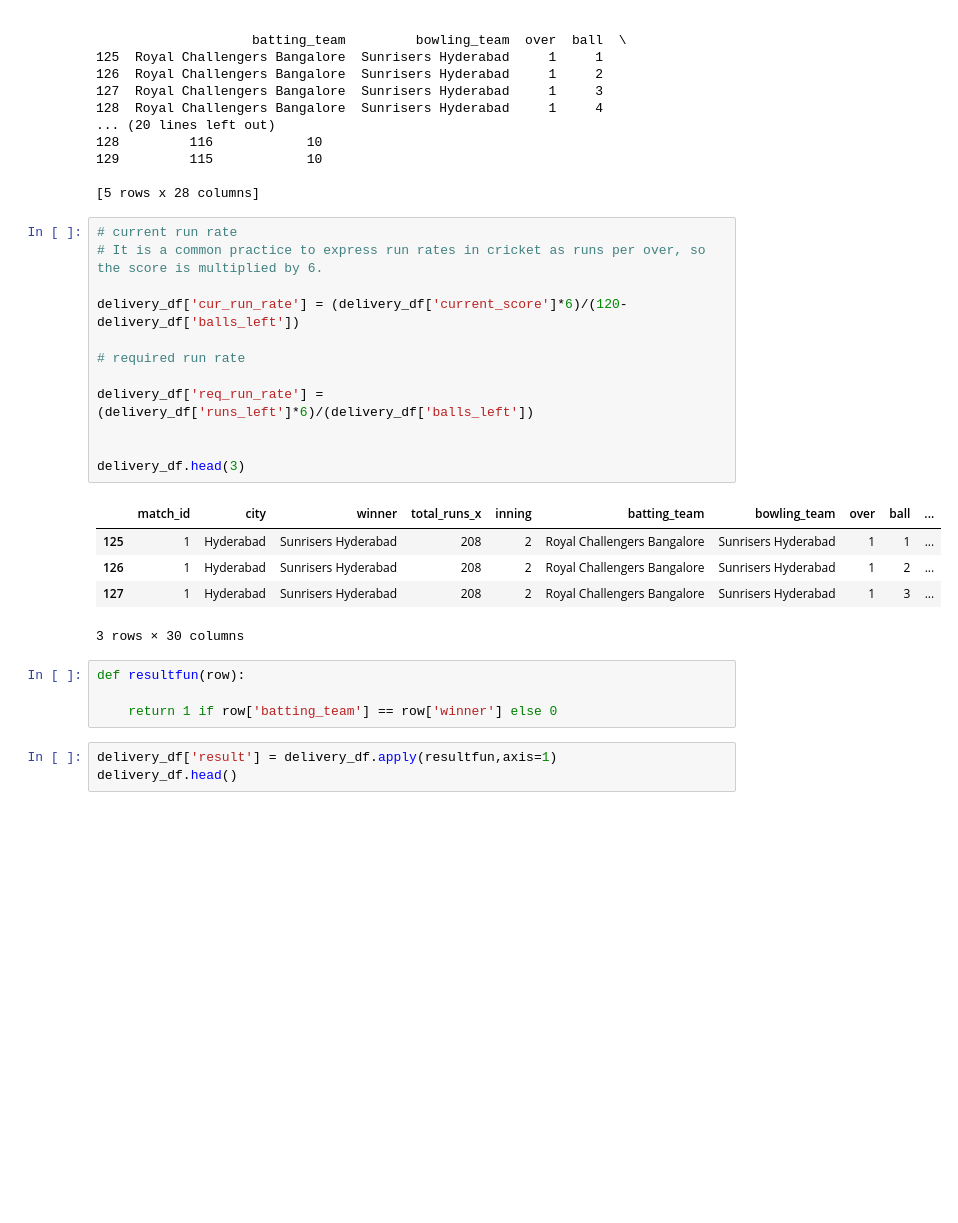
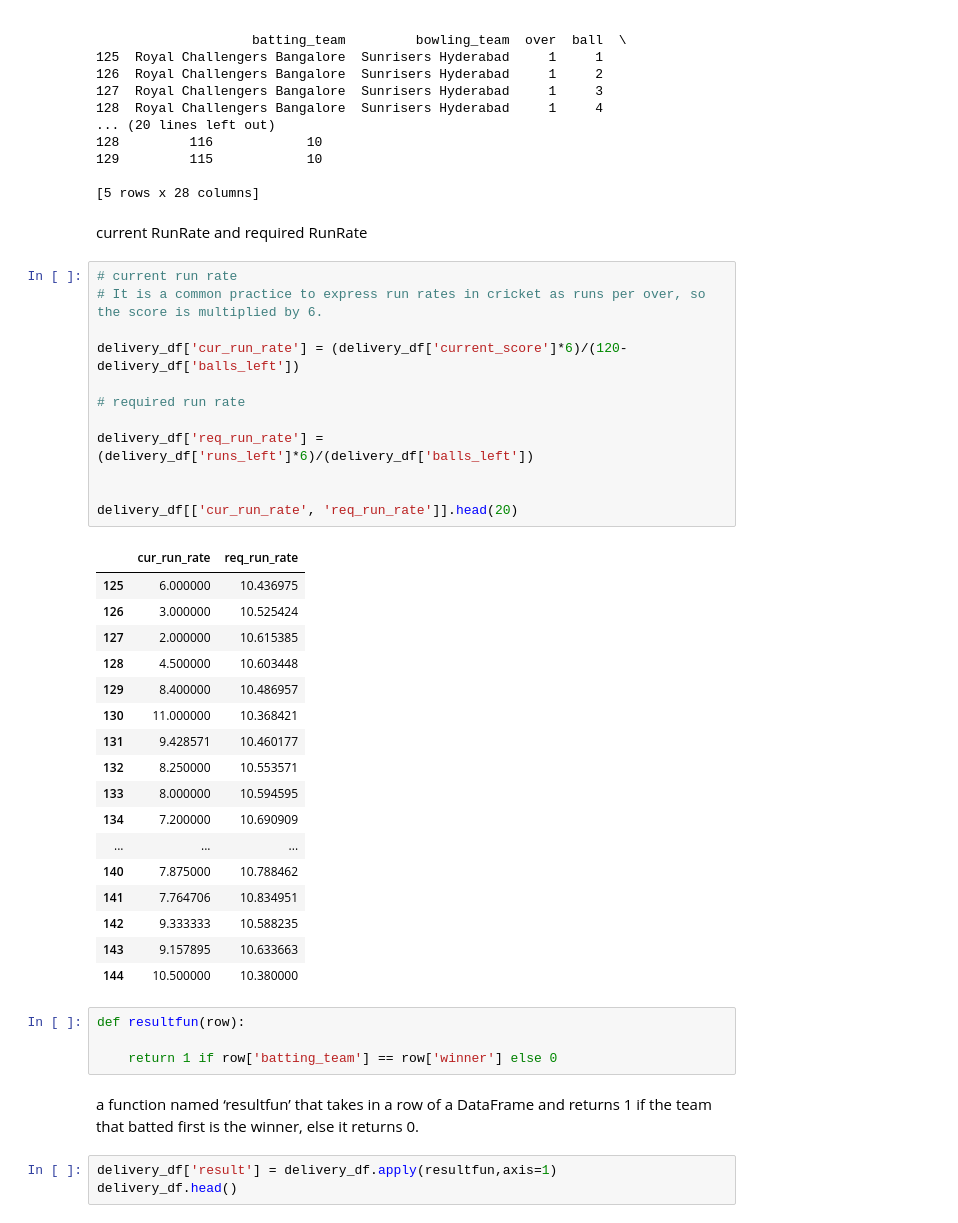
Before and after one commit to Sharad-bootcamp/Win_predictor, a Jupyter notebook: ipl win.ipynb, the cells around one changed output. Saved outputs shown, nothing was run; the diff lists cells and outputs as text; blank space fills up the shorter version.

```diff
--- a/ipl win.ipynb
+++ b/ipl win.ipynb
@@ -421,28 +555,44 @@ print(delivery_df.head())
 129         115            10
 
 [5 rows x 28 columns]
+# %% [markdown]
+current RunRate and required RunRate
 # %%
 # current run rate
 # It is a common practice to express run rates in cricket as runs per over, so the score is multiplied by 6.
 
 delivery_df['cur_run_rate'] = (delivery_df['current_score']*6)/(120-delivery_df['balls_left'])
 
 # required run rate
 
 delivery_df['req_run_rate'] = (delivery_df['runs_left']*6)/(delivery_df['balls_left'])
 
 
-delivery_df.head(3)
+delivery_df[['cur_run_rate', 'req_run_rate']].head(20)
 # %% [output]
-|  | match_id | city | winner | total_runs_x | inning | batting_team | bowling_team | over | ball | ... |
-| 125 | 1 | Hyderabad | Sunrisers Hyderabad | 208 | 2 | Royal Challengers Bangalore | Sunrisers Hyderabad | 1 | 1 | ... |
-| 126 | 1 | Hyderabad | Sunrisers Hyderabad | 208 | 2 | Royal Challengers Bangalore | Sunrisers Hyderabad | 1 | 2 | ... |
-| 127 | 1 | Hyderabad | Sunrisers Hyderabad | 208 | 2 | Royal Challengers Bangalore | Sunrisers Hyderabad | 1 | 3 | ... |
+|  | cur_run_rate | req_run_rate |
+| 125 | 6.000000 | 10.436975 |
+| 126 | 3.000000 | 10.525424 |
+| 127 | 2.000000 | 10.615385 |
+| 128 | 4.500000 | 10.603448 |
+| 129 | 8.400000 | 10.486957 |
+| 130 | 11.000000 | 10.368421 |
+| 131 | 9.428571 | 10.460177 |
+| 132 | 8.250000 | 10.553571 |
+| 133 | 8.000000 | 10.594595 |
+| 134 | 7.200000 | 10.690909 |
+| ... | ... | ... |
+| 140 | 7.875000 | 10.788462 |
+| 141 | 7.764706 | 10.834951 |
+| 142 | 9.333333 | 10.588235 |
+| 143 | 9.157895 | 10.633663 |
+| 144 | 10.500000 | 10.380000 |
-3 rows × 30 columns
 # %%
 def resultfun(row):
 
     return 1 if row['batting_team'] == row['winner'] else 0
+# %% [markdown]
+a function named ‘resultfun’ that takes in a row of a DataFrame and returns 1 if the team that batted first is the winner, else it returns 0.
 # %%
 delivery_df['result'] = delivery_df.apply(resultfun,axis=1)
 delivery_df.head()
```
Also changed, not shown: parts of 34 cells of this notebook, 1 other file.
